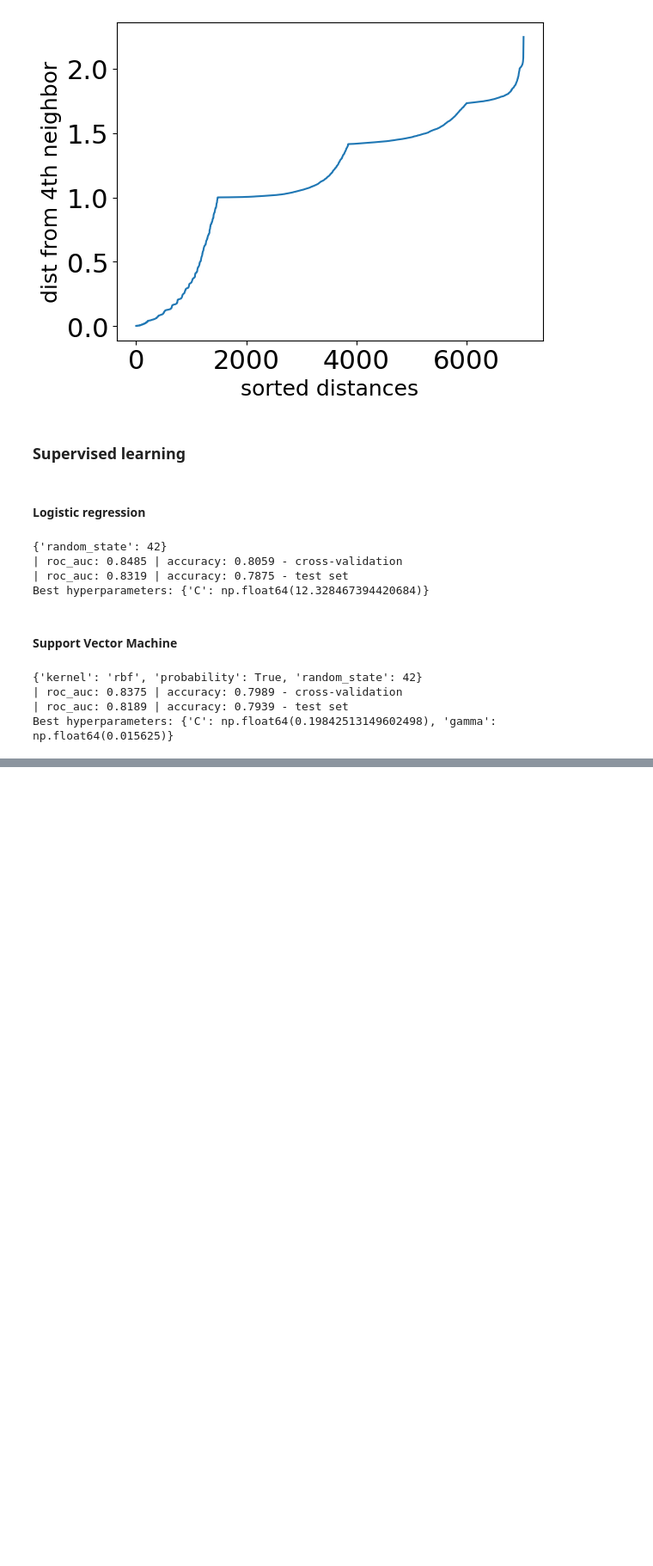
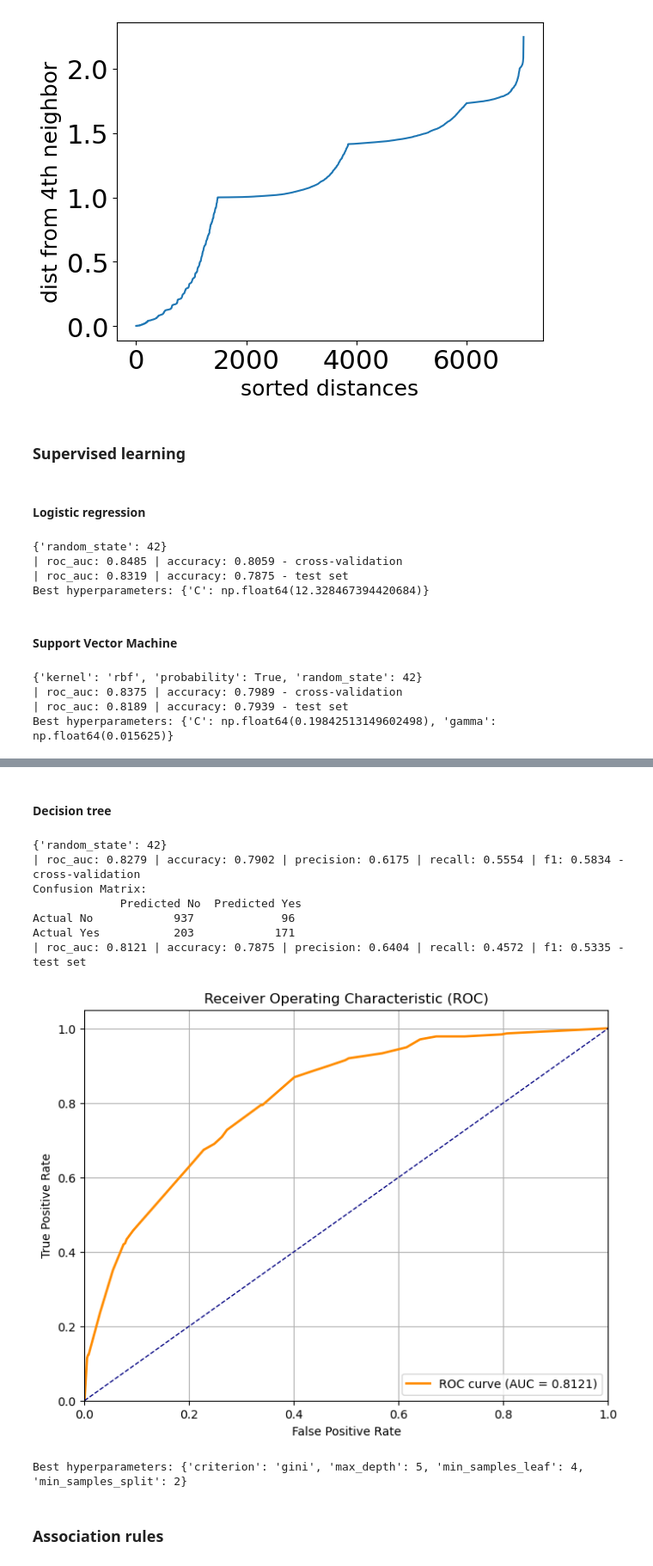
Before and after one commit to mccc03/IML_SNS_project, a Jupyter notebook: Part1/Codes/telco.ipynb, the cells around one changed output, grey strips where cells are left out. Shown at 86% size. Cells and saved outputs as stored; diff of their text form; code cells hidden in the pictures; blank space fills up the shorter version.

```diff
--- a/Part1/Codes/telco.ipynb
+++ b/Part1/Codes/telco.ipynb
@@ -157,0 +183,7 @@ def svc_rbf(frame, grid):
+# %%
+def decision_tree(frame, grid):
+    dt = Model(DecisionTreeClassifier, frame, metrics, fixed_params={})
+    print_result(dt.grid_search('roc_auc', grid, num_folds=4), "cross-validation")
+    print_result(dt.train_and_evaluate_test(), "test set")
+    dt.plot_roc_curve()
+    print("Best hyperparameters:", dt.hyperparameters)
@@ -255,7 +329,8 @@ memory usage: 1.1+ MB
 # %% [markdown]
 The customerID attribute has no statistical significance, so we can safely drop it
 # %%
-telco_df.drop(['customerID'],axis=1, inplace=True)
+telco_df = telco_df.drop(['customerID'],axis=1)
+telco_df_ar = telco_df_ar.drop(['customerID'],axis=1)
 # %% [markdown]
 #### Check for missing values
 # %% [markdown]
@@ -308,6 +385,6 @@ First, we identify the categorical columns. Scanning over those, we replace the
 # %%
-telco_df, category_dictionary = map_categorical_to_num(telco_df)
-telco_df.head(5)
+telco_df_num, category_dictionary = map_categorical_to_num(telco_df_num)
+telco_df_num.head(5)
 # %% [output]
 |  | gender | SeniorCitizen | Partner | Dependents | tenure | PhoneService | MultipleLines | InternetService | ... |
 | 0 | 0 | 0 | 0 | 0 | 1 | 0 | 0 | 0 | ... |
@@ -649,0 +746,22 @@ Best hyperparameters: {'C': np.float64(0.19842513149602498), 'gamma': np.float64
+# %% [markdown]
+#### Decision tree
+# %%
+param_grid = {
+    'max_depth': [None, 5, 10, 20],
+    'min_samples_split': [2, 5, 10],
+    'min_samples_leaf': [1, 2, 4],
+    'criterion': ['gini', 'entropy'],
+}
+decision_tree(telco_df, param_grid)
+# %% [output]
+{'random_state': 42}
+| roc_auc: 0.8279 | accuracy: 0.7902 | precision: 0.6175 | recall: 0.5554 | f1: 0.5834 - cross-validation
+Confusion Matrix:
+             Predicted No  Predicted Yes
+Actual No            937             96
+Actual Yes           203            171
+| roc_auc: 0.8121 | accuracy: 0.7875 | precision: 0.6404 | recall: 0.4572 | f1: 0.5335 - test set
+[figure, added]
+Best hyperparameters: {'criterion': 'gini', 'max_depth': 5, 'min_samples_leaf': 4, 'min_samples_split': 2}
+# %% [markdown]
+### Association rules
```
Also changed, not shown: parts of 25 cells of this notebook.
